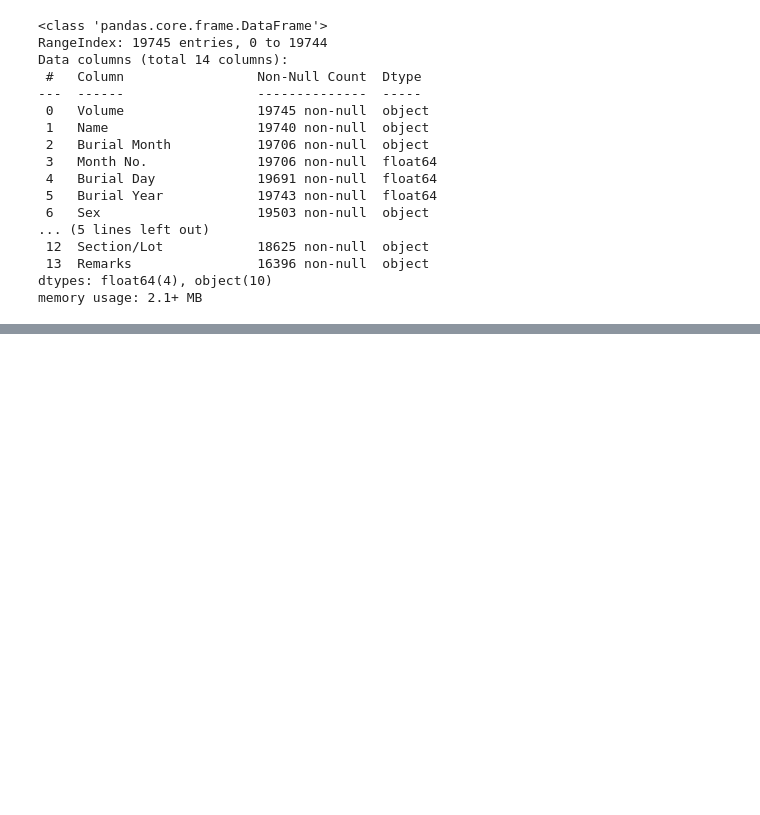
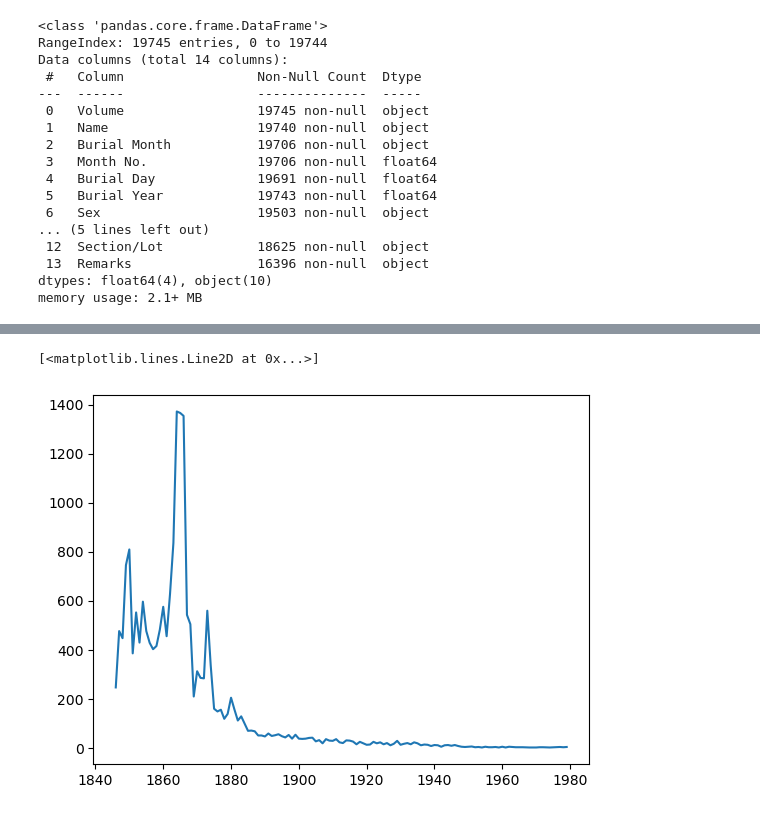
Before and after one commit to NSS-Data-Analytics-Cohort-10/advanced-pandas-rushichokshi, a Jupyter notebook: notebooks/advanced_pandas_notebook.ipynb, the cells around one changed output, grey strips where cells are left out. Drawn from its saved outputs; the diff is of its cells as text; code cells hidden in the pictures; blank space fills up the shorter version.

```diff
--- a/notebooks/advanced_pandas_notebook.ipynb
+++ b/notebooks/advanced_pandas_notebook.ipynb
@@ -101,5 +101,7 @@ Data columns (total 14 columns):
 dtypes: float64(4), object(10)
 memory usage: 2.1+ MB
 # %%
-type(cemetery['Burial Year'].value_counts())
+number3=pd.DataFrame(cemetery['Burial Year'].value_counts())
+number3=number3.reset_index()
+number3
 # %% [output]
@@ -131,0 +121,3 @@ plt.hist(cemetery['Burial Year'],bins=128)
+# %%
+number3=number3.sort_values('Burial Year')
+number3
@@ -131,0 +138,5 @@ plt.hist(cemetery['Burial Year'],bins=128)
+# %%
+plt.plot(number3['Burial Year'],number3['count'])
+# %% [output]
+[<matplotlib.lines.Line2D at 0x...>]
+[figure, added]
```
Also changed, not shown: parts of 10 cells of this notebook.
